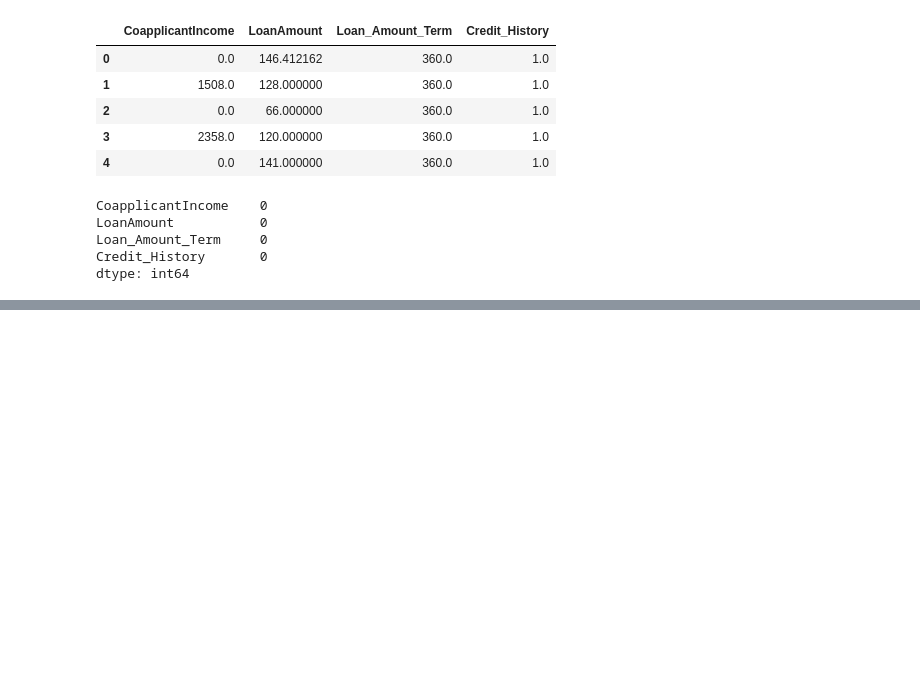
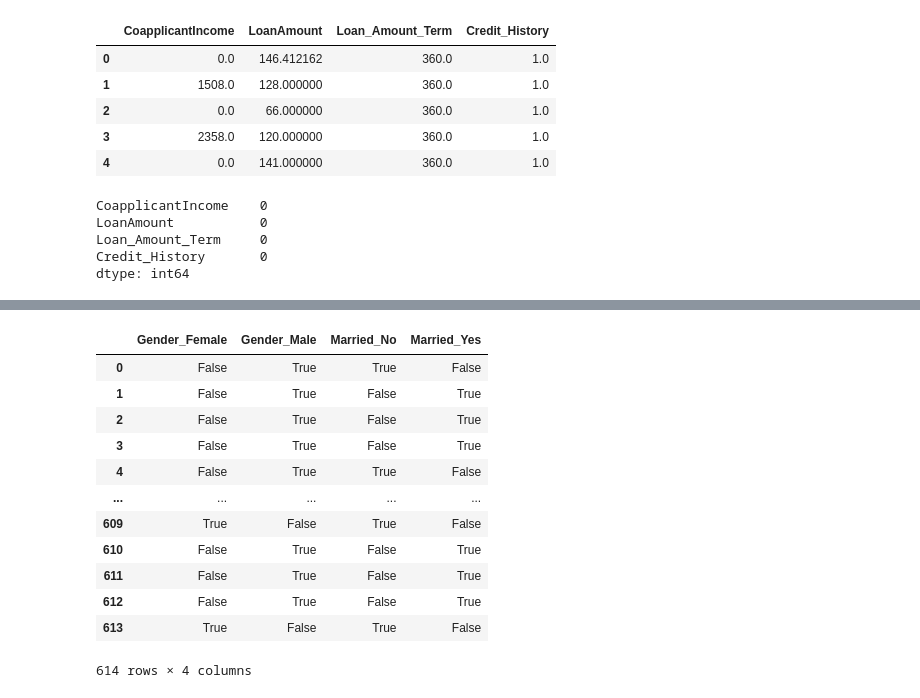
Before and after one commit to TridentifyIshaan/AIML_MiniProjects, a Jupyter notebook: Data Preprocessing/1.ipynb, the cells around one changed output, grey strips where cells are left out. Saved outputs shown, nothing was run; the diff lists cells and outputs as text; code cells hidden in the pictures; blank space fills up the shorter version.

```diff
--- a/Data Preprocessing/1.ipynb
+++ b/Data Preprocessing/1.ipynb
@@ -272,0 +284,3 @@ dtype: int64
+# %%
+en_data = df[['Gender', 'Married']]
+en_data
@@ -272,0 +301,16 @@ dtype: int64
+# %%
+pd.get_dummies(en_data) # One-Hot Encoding
+# %% [output]
+|  | Gender_Female | Gender_Male | Married_No | Married_Yes |
+| 0 | False | True | True | False |
+| 1 | False | True | False | True |
+| 2 | False | True | False | True |
+| 3 | False | True | False | True |
+| 4 | False | True | True | False |
+| ... | ... | ... | ... | ... |
+| 609 | True | False | True | False |
+| 610 | False | True | False | True |
+| 611 | False | True | False | True |
+| 612 | False | True | False | True |
+| 613 | True | False | True | False |
+614 rows × 4 columns
```
Also changed, not shown: parts of 12 cells of this notebook, 4 other files.
